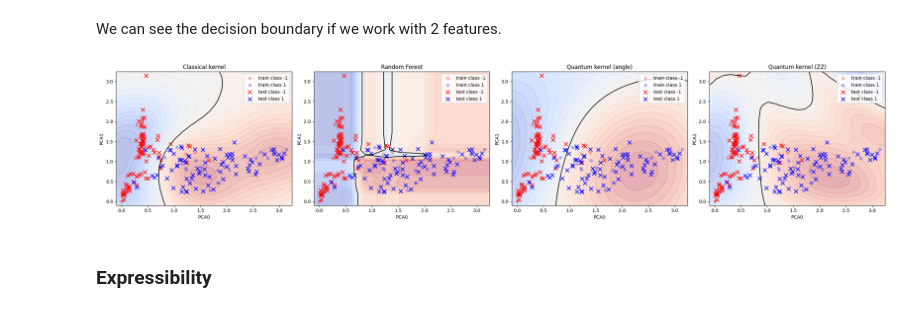
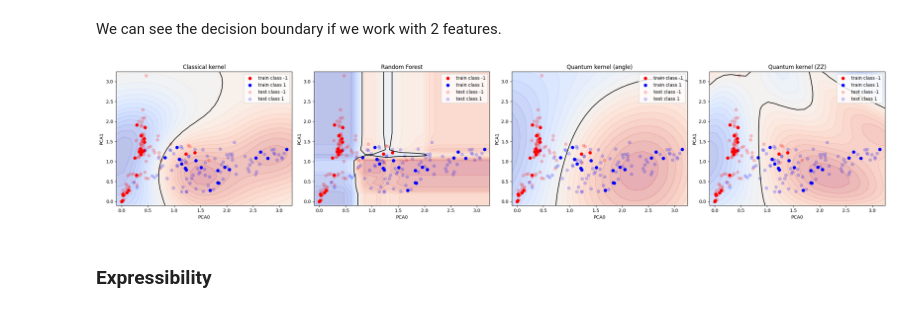
Before and after one commit to delilbasic/hdcrs-school-2026, a Jupyter notebook: Hands-on Session 3 - Quantum Kernels for Earth Observation.ipynb, the cells around one changed output. Saved outputs shown, nothing was run; the diff lists cells and outputs as text; code cells hidden in the pictures.

```diff
--- a/Hands-on Session 3 - Quantum Kernels for Earth Observation.ipynb
+++ b/Hands-on Session 3 - Quantum Kernels for Earth Observation.ipynb
@@ -438,38 +438,38 @@ for ax, (name, clf) in zip(axes, classifiers.items()):
     else:
         K_grid = quantum_kernel(grid_points, x_train, dev_plot, feature_maps[name])
         scores = clf.decision_function(K_grid)
 
     scores = scores.reshape(xx.shape)
 
     ax.contourf(xx, yy, scores, levels=30, cmap="coolwarm", alpha=0.35)
     ax.contour(xx, yy, scores, levels=[0], colors="k", linewidths=1.5)
 
     ax.scatter(
         x_train[y_train == -1, 0], x_train[y_train == -1, 1],
-        color="red", marker="o", alpha=0.25, label="train class -1"
+        color="red", marker="o", s=40, label="train class -1"
     )
     ax.scatter(
         x_train[y_train == 1, 0], x_train[y_train == 1, 1],
-        color="blue", marker="o", alpha=0.25, label="train class 1"
+        color="blue", marker="o", s=40, label="train class 1"
     )
     ax.scatter(
         x_test[y_test == -1, 0], x_test[y_test == -1, 1],
-        color="red", marker="x", s=70, label="test class -1"
+        color="red", marker="o", s=40, alpha=0.2, label="test class -1"
     )
     ax.scatter(
         x_test[y_test == 1, 0], x_test[y_test == 1, 1],
-        color="blue", marker="x", s=70, label="test class 1"
+        color="blue", marker="o", s=40, alpha=0.2, label="test class 1"
     )
 
     ax.set_title(name)
     ax.set_xlabel("PCA0")
     ax.set_ylabel("PCA1")
     ax.legend(loc="best")
 
 plt.tight_layout()
 plt.show()
 # %% [output]
-[figure, old version]
+[figure, new version]
 # %% [markdown]
 ### Expressibility
 # %% [markdown]
```
Also changed, not shown: parts of 4 cells of this notebook, 1 other file.
